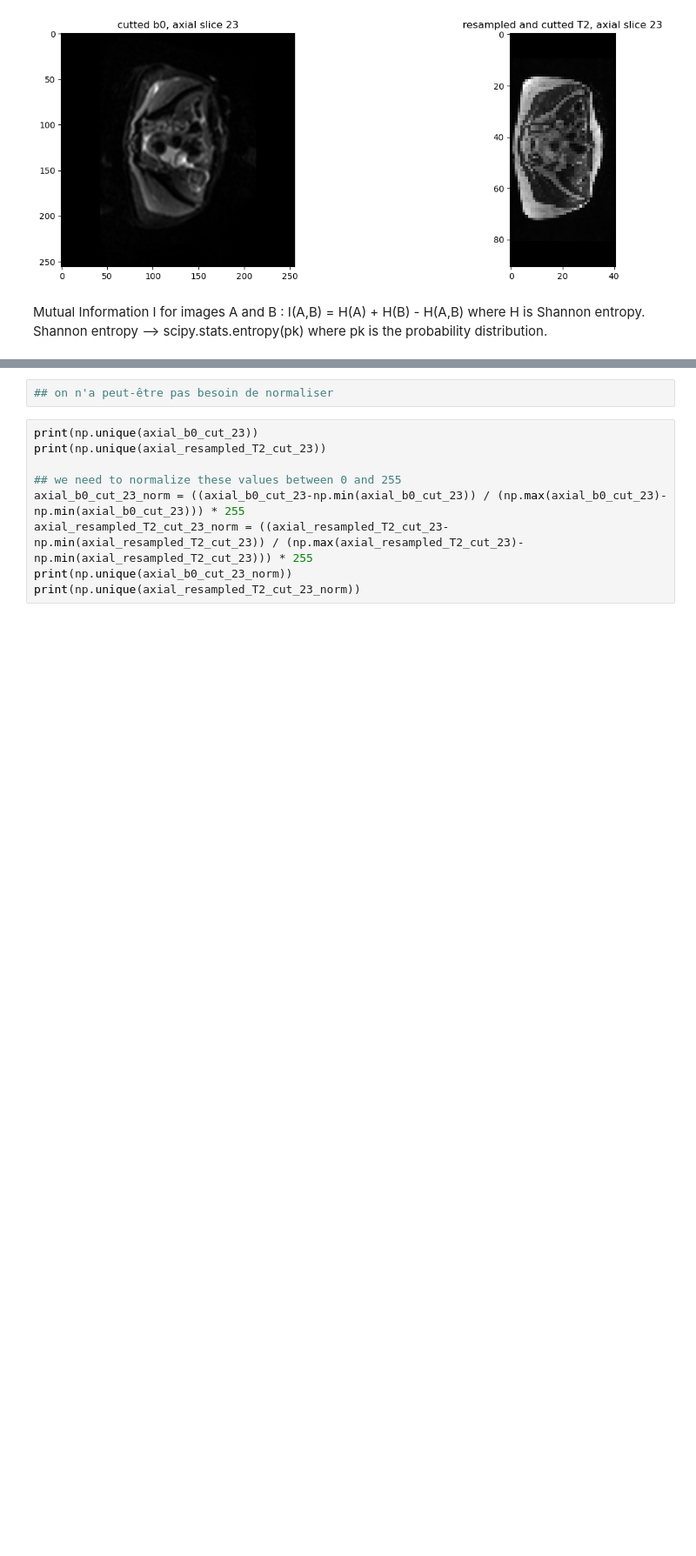
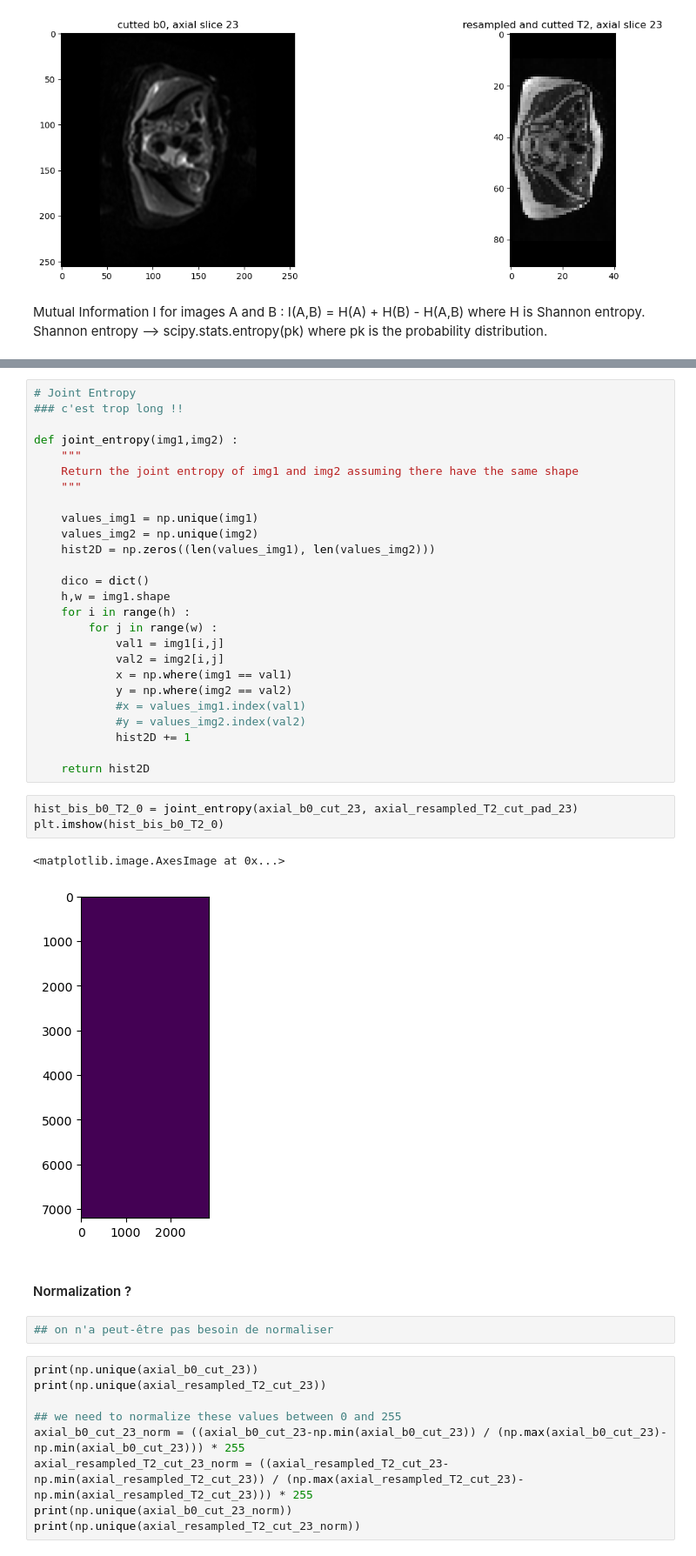
Before and after one commit to CharlineCuraut/Registration_IRM_T2_DWI_b0, a Jupyter notebook: registration_IRM_T2_DWI_b0.ipynb, the cells around one changed output, grey strips where cells are left out. Shown at 87% size. Cells and saved outputs as stored; diff of their text form; blank space fills up the shorter version.

```diff
--- a/registration_IRM_T2_DWI_b0.ipynb
+++ b/registration_IRM_T2_DWI_b0.ipynb
@@ -476,3 +554,37 @@ print(H_T2_0)
+# %%
+# Joint Entropy
+### c'est trop long !!
+
+def joint_entropy(img1,img2) :
+    """
+    Return the joint entropy of img1 and img2 assuming there have the same shape
+    """
+
+    values_img1 = np.unique(img1)
+    values_img2 = np.unique(img2)
+    hist2D = np.zeros((len(values_img1), len(values_img2)))
+
+    dico = dict()
+    h,w = img1.shape
+    for i in range(h) :
+        for j in range(w) :
+            val1 = img1[i,j]
+            val2 = img2[i,j]
+            x = np.where(img1 == val1)
+            y = np.where(img2 == val2)
+            #x = values_img1.index(val1)
+            #y = values_img2.index(val2)
+            hist2D += 1
+
+    return hist2D
+# %%
+hist_bis_b0_T2_0 = joint_entropy(axial_b0_cut_23, axial_resampled_T2_cut_pad_23)
+plt.imshow(hist_bis_b0_T2_0)
+# %% [output]
+<matplotlib.image.AxesImage at 0x...>
+[figure, added]
+# %% [markdown]
+#### Normalization ?
 # %%
 ## on n'a peut-être pas besoin de normaliser
 # %%
```
Also changed, not shown: parts of 8 cells of this notebook.
